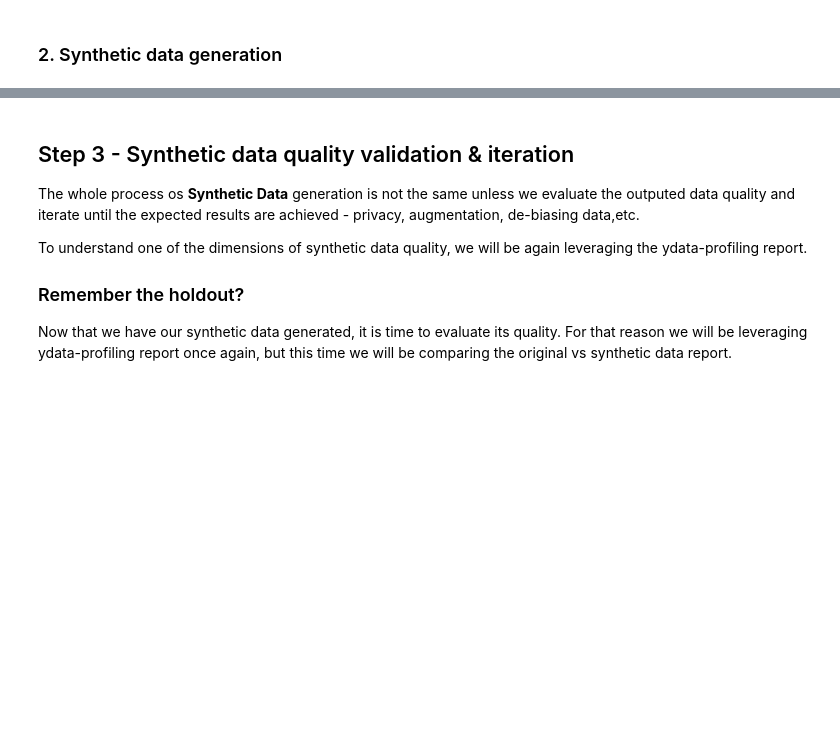
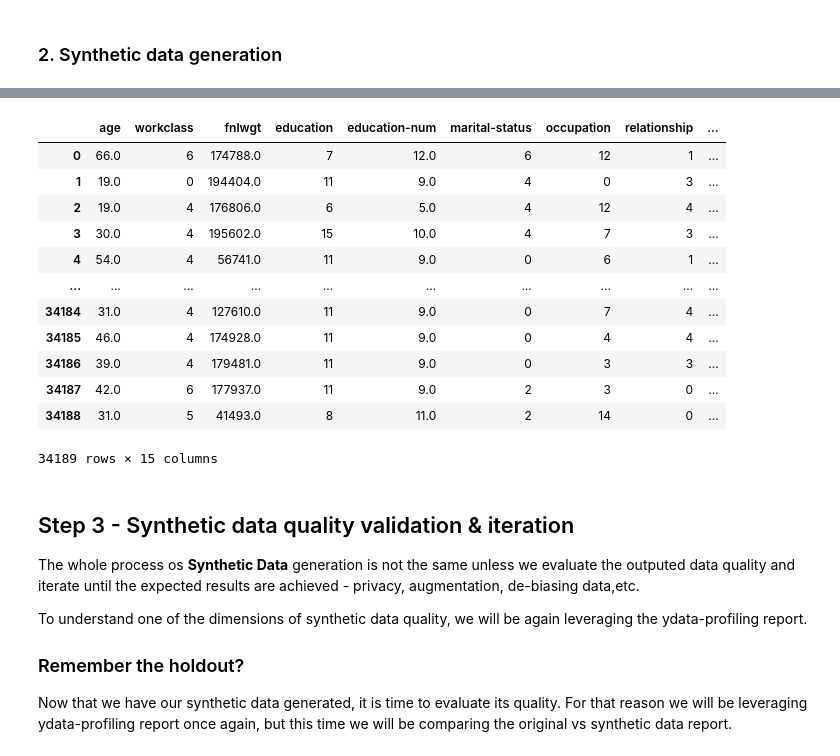
Before and after one commit to Data-Centric-AI-Community/awesome-python-for-data-science, a Jupyter notebook: workshop-syntheticdata-generation/Workshop_Synthetic_data_generation_How_and_why.ipynb, the cells around one changed output, grey strips where cells are left out. Cells and saved outputs as stored; diff of their text form; code cells hidden in the pictures; blank space fills up the shorter version.

```diff
--- a/workshop-syntheticdata-generation/Workshop_Synthetic_data_generation_How_and_why.ipynb
+++ b/workshop-syntheticdata-generation/Workshop_Synthetic_data_generation_How_and_why.ipynb
@@ -110,3 +198,20 @@ print(synth_data)
+# %%
+synth_data = synth.sample(len(data))
+synth_data
+# %% [output]
+|  | age | workclass | fnlwgt | education | education-num | marital-status | occupation | relationship | ... |
+| 0 | 66.0 | 6 | 174788.0 | 7 | 12.0 | 6 | 12 | 1 | ... |
+| 1 | 19.0 | 0 | 194404.0 | 11 | 9.0 | 4 | 0 | 3 | ... |
+| 2 | 19.0 | 4 | 176806.0 | 6 | 5.0 | 4 | 12 | 4 | ... |
+| 3 | 30.0 | 4 | 195602.0 | 15 | 10.0 | 4 | 7 | 3 | ... |
+| 4 | 54.0 | 4 | 56741.0 | 11 | 9.0 | 0 | 6 | 1 | ... |
+| ... | ... | ... | ... | ... | ... | ... | ... | ... | ... |
+| 34184 | 31.0 | 4 | 127610.0 | 11 | 9.0 | 0 | 7 | 4 | ... |
+| 34185 | 46.0 | 4 | 174928.0 | 11 | 9.0 | 0 | 4 | 4 | ... |
+| 34186 | 39.0 | 4 | 179481.0 | 11 | 9.0 | 0 | 3 | 3 | ... |
+| 34187 | 42.0 | 6 | 177937.0 | 11 | 9.0 | 2 | 3 | 0 | ... |
+| 34188 | 31.0 | 5 | 41493.0 | 8 | 11.0 | 2 | 14 | 0 | ... |
+34189 rows × 15 columns
 # %% [markdown]
 ## Step 3 - Synthetic data quality validation & iteration
 
```
Also changed, not shown: parts of 14 cells of this notebook, 2 other files.
